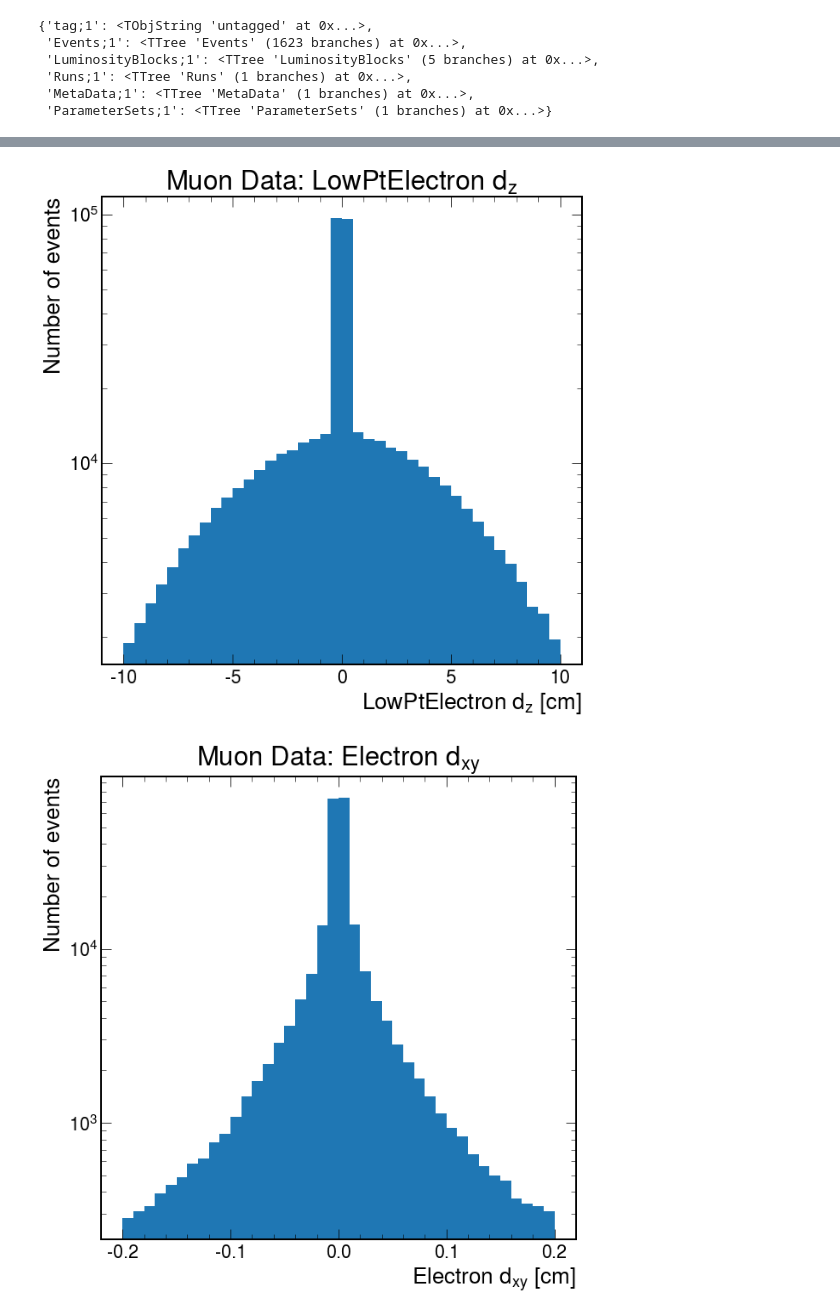
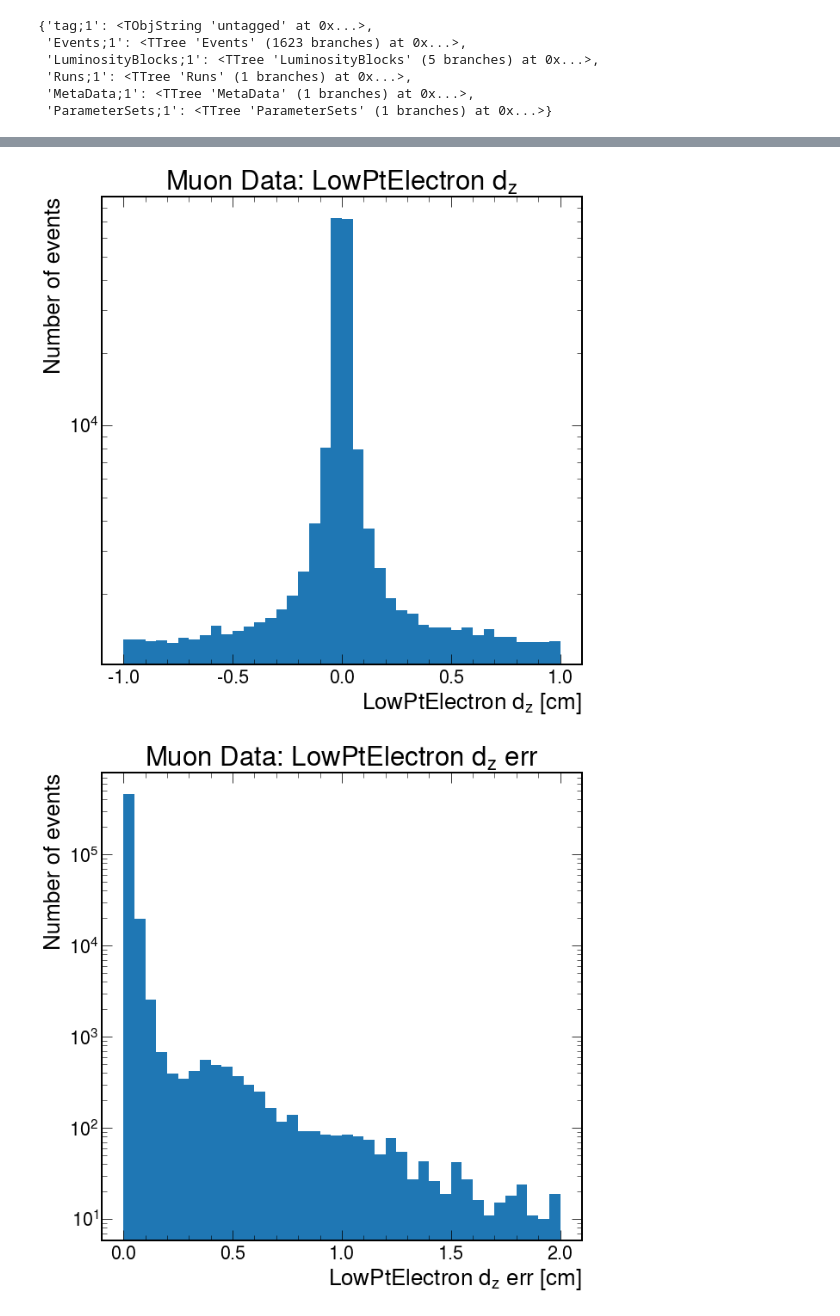
Before and after one commit to ku-cms/LeptonStudies, a Jupyter notebook: notebooks/electron_tnp_Jpsi_mass.ipynb, the cells around one changed output, grey strips where cells are left out. Cells and saved outputs as stored; diff of their text form; code cells hidden in the pictures.

```diff
--- a/notebooks/electron_tnp_Jpsi_mass.ipynb
+++ b/notebooks/electron_tnp_Jpsi_mass.ipynb
@@ -182,7 +241,16 @@ fig, ax = plt.subplots()
 ax.set_title(r"Muon Data: LowPtElectron $d_{z}$")
 ax.set_xlabel(r"LowPtElectron $d_{z}$ [cm]")
 ax.set_ylabel(r"Number of events")
-ax.hist(ak.flatten(data_events.LowPtElectron.dz), bins=np.linspace(-10.0, 10.0, 41), log=True)
+#ax.hist(ak.flatten(data_events.LowPtElectron.dz), bins=np.linspace(-10.0, 10.0, 41), log=True)
+ax.hist(ak.flatten(data_events.LowPtElectron.dz), bins=np.linspace(-1.0, 1.0, 41), log=True)
+
+# LowPtElectron dz
+fig, ax = plt.subplots()
+ax.set_title(r"Muon Data: LowPtElectron $d_{z}$ err")
+ax.set_xlabel(r"LowPtElectron $d_{z}$ err [cm]")
+ax.set_ylabel(r"Number of events")
+#ax.hist(ak.flatten(data_events.LowPtElectron.dz), bins=np.linspace(-10.0, 10.0, 41), log=True)
+ax.hist(ak.flatten(data_events.LowPtElectron.dzErr), bins=np.linspace(0.0, 2.0, 41), log=True)
 
 # Electron dxy
 fig, ax = plt.subplots()
@@ -198,32 +266,32 @@ ax.set_xlabel(r"Electron $d_{z}$ [cm]")
 ax.set_ylabel(r"Number of events")
 ax.hist(ak.flatten(data_events.Electron.dz), bins=np.linspace(-10.0, 10.0, 41), log=True)
 
 # Muon dxy
 fig, ax = plt.subplots()
 ax.set_title(r"Muon Data: Muon $d_{xy}$")
 ax.set_xlabel(r"Muon $d_{xy}$ [cm]")
 ax.set_ylabel(r"Number of events")
 ax.hist(ak.flatten(data_events.Muon.dxy), bins=np.linspace(-0.20, 0.20, 41), log=True)
 
 # Muon dz
 fig, ax = plt.subplots()
 ax.set_title(r"Muon Data: Muon $d_{z}$")
 ax.set_xlabel(r"Muon $d_{z}$ [cm]")
 ax.set_ylabel(r"Number of events")
 ax.hist(ak.flatten(data_events.Muon.dz), bins=np.linspace(-10.0, 10.0, 41), log=True)
 # %% [output]
 (array([  3604.,   4055.,   4620.,   5298.,   6017.,   6869.,   7685.,
           8611.,   9581.,  10562.,  11633.,  12646.,  13687.,  14723.,
          15539.,  16585.,  17275.,  18049.,  19460., 652826., 646946.,
          19959.,  18068.,  17269.,  16420.,  15756.,  14591.,  13596.,
          12584.,  11441.,  10367.,   9466.,   8585.,   7737.,   6910.,
           6090.,   5246.,   4800.,   4103.,   3640.]),
  array([-10. ,  -9.5,  -9. ,  -8.5,  -8. ,  -7.5,  -7. ,  -6.5,  -6. ,
          -5.5,  -5. ,  -4.5,  -4. ,  -3.5,  -3. ,  -2.5,  -2. ,  -1.5,
          -1. ,  -0.5,   0. ,   0.5,   1. ,   1.5,   2. ,   2.5,   3. ,
           3.5,   4. ,   4.5,   5. ,   5.5,   6. ,   6.5,   7. ,   7.5,
           8. ,   8.5,   9. ,   9.5,  10. ]),
  <BarContainer object of 40 artists>)
 [figure]
-[figure, old version]
+[figure, new version]
-[figure, old version]
+[figure, new version]
```
Also changed, not shown: parts of 5 cells of this notebook, 1 other file.
